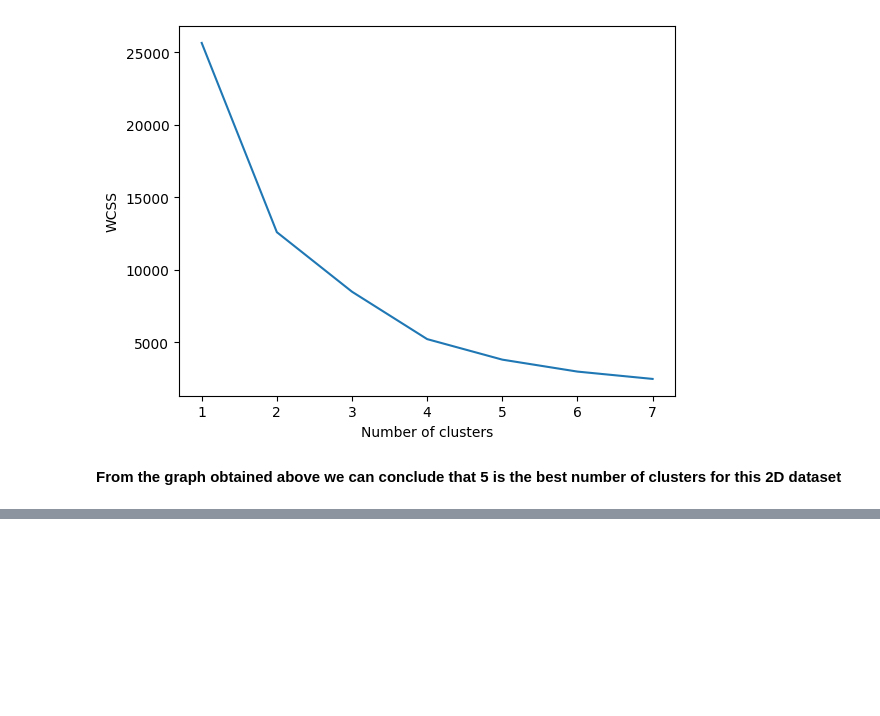
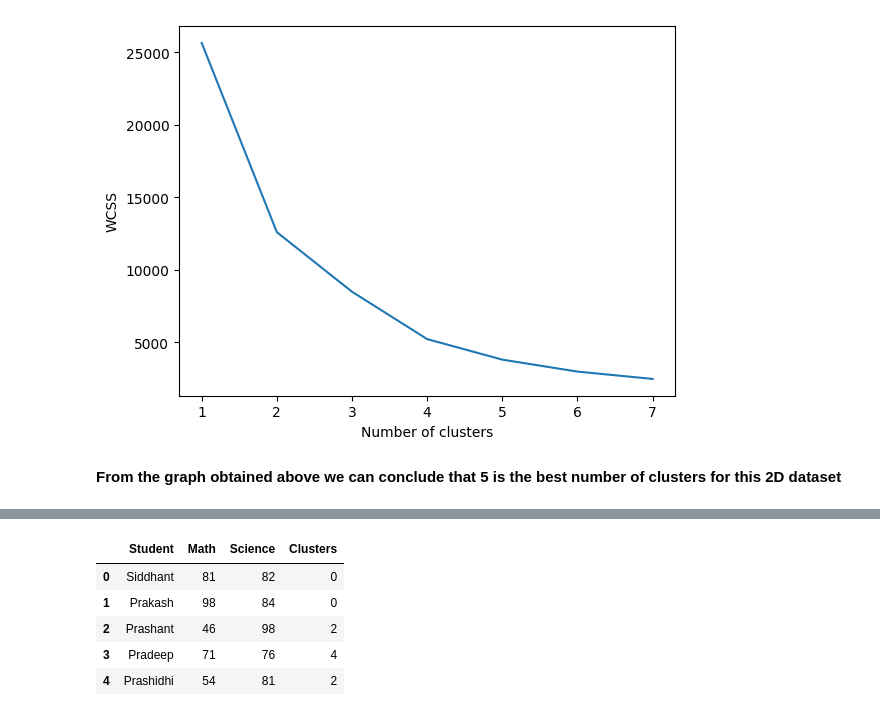
Before and after one commit to Siddhant128-bit/Clustering-with-custom-dataset-and-visualization, a Jupyter notebook: clustering_k_means.ipynb, the cells around one changed output, grey strips where cells are left out. Drawn from its saved outputs; the diff is of its cells as text; code cells hidden in the pictures; blank space fills up the shorter version.

Commit message:
Updated to include similar students
Recommendation of similar students based on previous students.

```diff
--- a/clustering_k_means.ipynb
+++ b/clustering_k_means.ipynb
@@ -235,0 +241,15 @@ Text(0, 0.5, 'WCSS')
+# %%
+try:
+    df=pd.read_csv('output.csv')
+except:
+    path=input('Enter path for the csv with cluster assigned: ')
+    df=pd.read_csv(path)
+df.head(5)
+name_student=input('Enter name of the student: ')
+# %% [output]
+|  | Student | Math | Science | Clusters |
+| 0 | Siddhant | 81 | 82 | 0 |
+| 1 | Prakash | 98 | 84 | 0 |
+| 2 | Prashant | 46 | 98 | 2 |
+| 3 | Pradeep | 71 | 76 | 4 |
+| 4 | Prashidhi | 54 | 81 | 2 |
```
Also changed, not shown: parts of 1 cell of this notebook.
